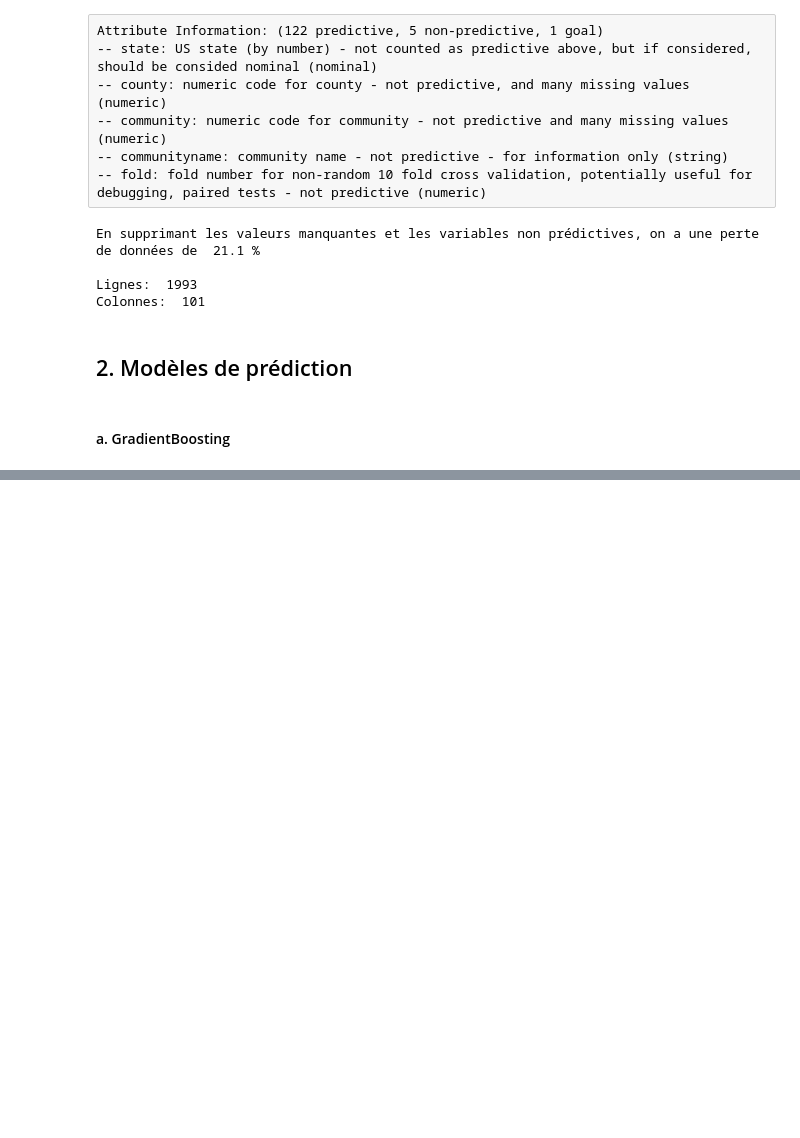
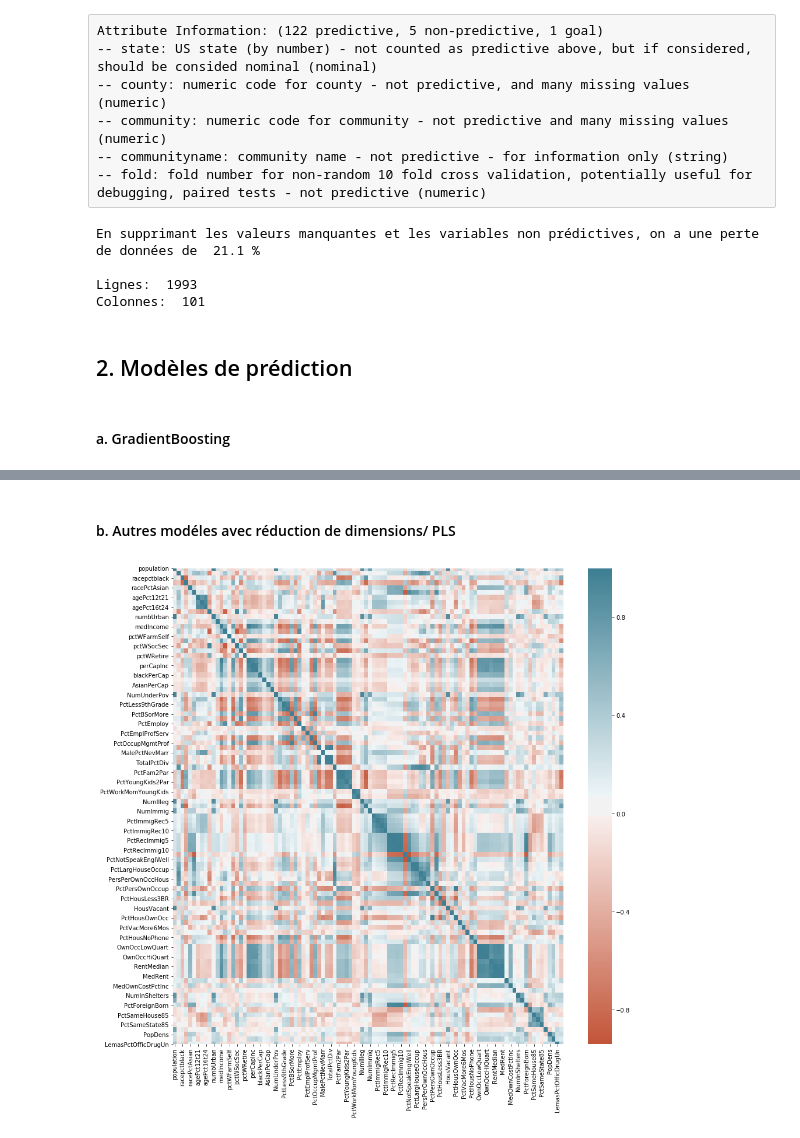
Before and after one commit to Malick-W/Projets, a Jupyter notebook: Statistique_en_grande_dimension/WADE_Malick_Exercice_2_Communities_and_Crime.ipynb, the cells around one changed output, grey strips where cells are left out. Cells and saved outputs as stored; diff of their text form; code cells hidden in the pictures; blank space fills up the shorter version.

```diff
--- a/Statistique_en_grande_dimension/WADE_Malick_Exercice_2_Communities_and_Crime.ipynb
+++ b/Statistique_en_grande_dimension/WADE_Malick_Exercice_2_Communities_and_Crime.ipynb
@@ -317,0 +302,10 @@ plt.show()
+# %% [markdown]
+#### b. Autres modéles avec réduction de dimensions/ PLS
+# %%
+# On regarde la matrice de corrélation
+fig = plt.figure(1, figsize=(15, 15))
+
+sns.heatmap(round(df.corr(),2), cmap=sns.diverging_palette(20, 220, n=200), fmt=".2f")
+plt.show()
+# %% [output]
+[figure, added]
```
Also changed, not shown: parts of 14 cells of this notebook.
